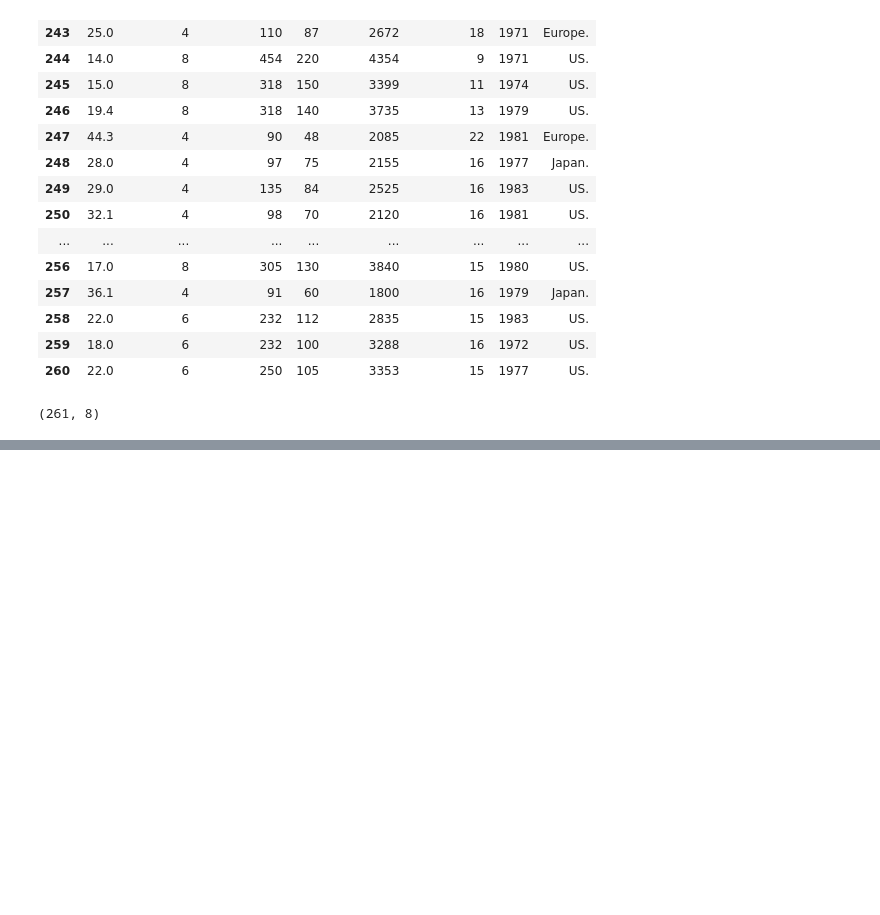
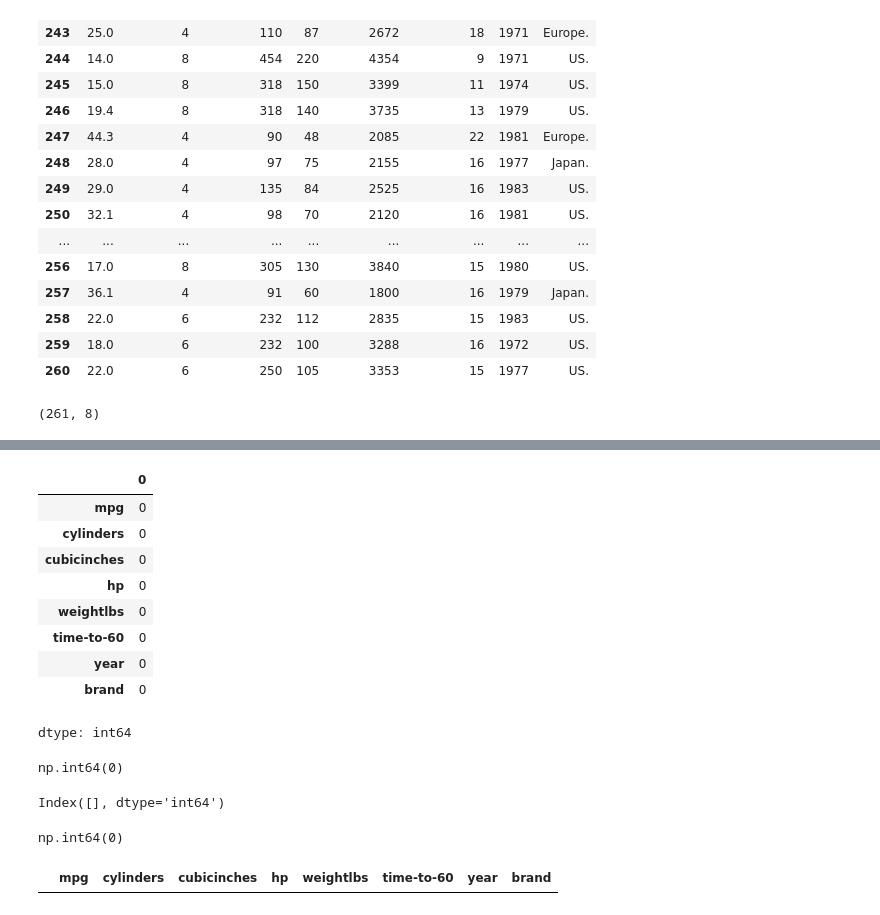
Before and after one commit to HarshaPriya03/PythonLearning, a Jupyter notebook: Pandas_18_01_2026.ipynb, the cells around one changed output, grey strips where cells are left out. Drawn from its saved outputs; the diff is of its cells as text; code cells hidden in the pictures; blank space fills up the shorter version.

```diff
--- a/Pandas_18_01_2026.ipynb
+++ b/Pandas_18_01_2026.ipynb
@@ -560,0 +586,35 @@ df.columns
+# %%
+#Total null value in each column
+df.isnull().sum()
+# %% [output]
+|  | 0 |
+| mpg | 0 |
+| cylinders | 0 |
+| cubicinches | 0 |
+| hp | 0 |
+| weightlbs | 0 |
+| time-to-60 | 0 |
+| year | 0 |
+| brand | 0 |
+dtype: int64
+# %%
+#In the whole data how manyy null values are there
+df.isnull().sum().sum()
+# %% [output]
+np.int64(0)
+# %%
+df[df.isnull().any(axis=1)].index
+
+#axis=0  -Column wise(downwards)
+#axis=1 -Row wise(sideways)
+# %% [output]
+Index([], dtype='int64')
+# %%
+#duplicate records
+df.duplicated().sum()
+# %% [output]
+np.int64(0)
+# %%
+df[df.duplicated()]
+# %% [output]
+|  | mpg | cylinders | cubicinches | hp | weightlbs | time-to-60 | year | brand |
```
Also changed, not shown: parts of 4 cells of this notebook.
